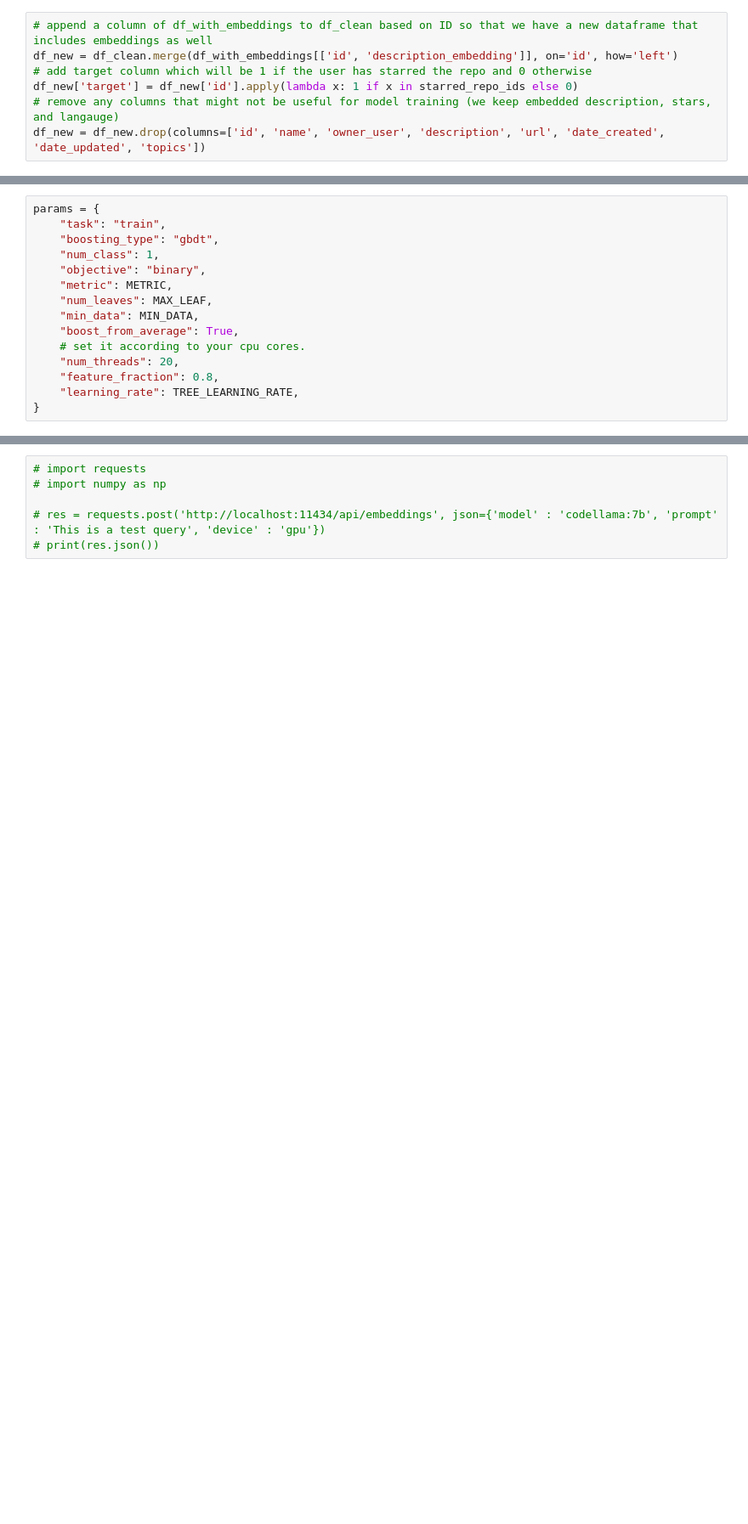
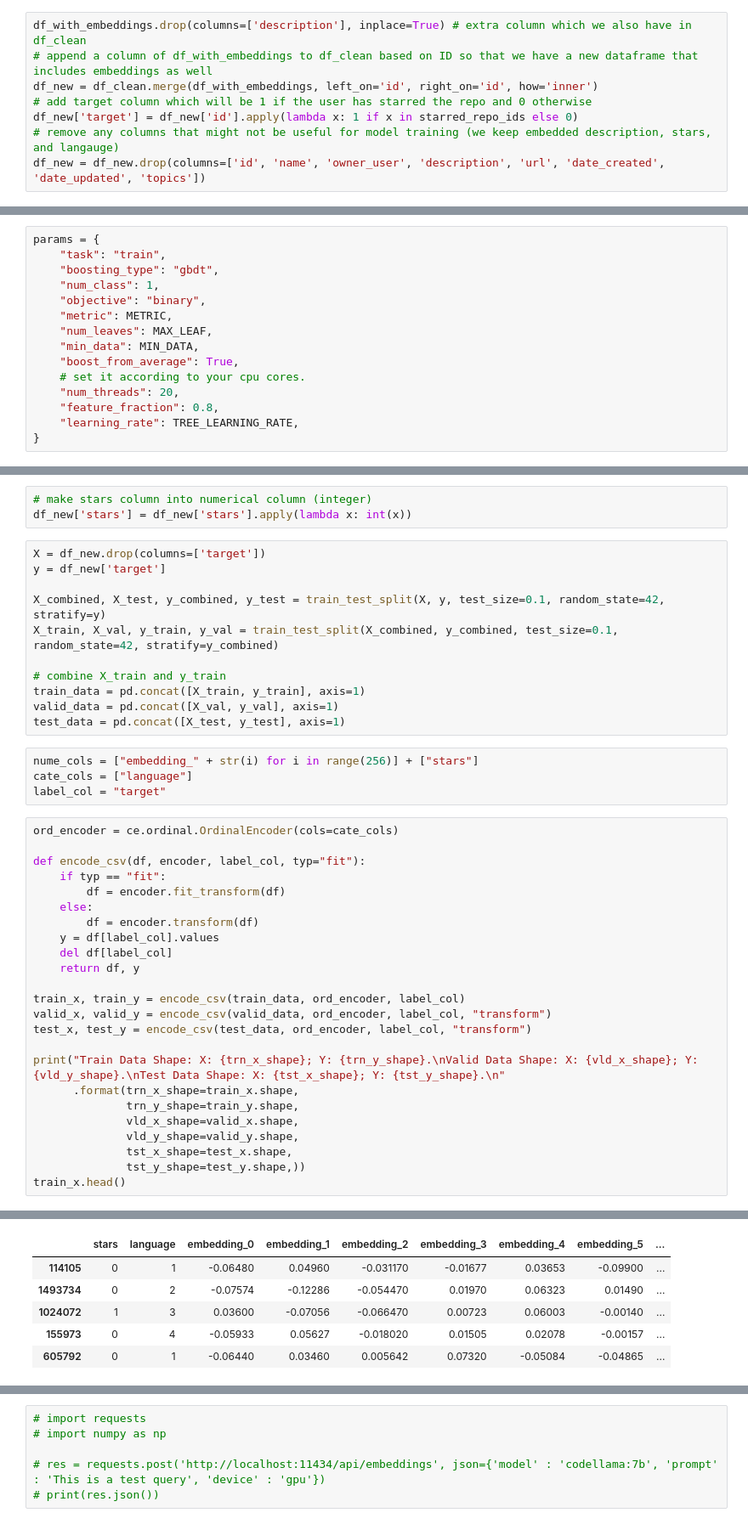
Before and after one commit to RecandChat/CodeCompass, a Jupyter notebook: codecompasslib/models/lightgbm_with_openai_embed.ipynb, the cells around one changed output, grey strips where cells are left out. Shown at 85% size. Drawn from its saved outputs; the diff is of its cells as text; blank space fills up the shorter version.

```diff
--- a/codecompasslib/models/lightgbm_with_openai_embed.ipynb
+++ b/codecompasslib/models/lightgbm_with_openai_embed.ipynb
@@ -188,8 +200,9 @@ False
 # %%
 starred_repo_ids = ids = [item['id'] for item in starred_by_target[0]]
 # %%
+df_with_embeddings.drop(columns=['description'], inplace=True) # extra column which we also have in df_clean
 # append a column of df_with_embeddings to df_clean based on ID so that we have a new dataframe that includes embeddings as well
-df_new = df_clean.merge(df_with_embeddings[['id', 'description_embedding']], on='id', how='left')
+df_new = df_clean.merge(df_with_embeddings, left_on='id', right_on='id', how='inner')
 # add target column which will be 1 if the user has starred the repo and 0 otherwise
 df_new['target'] = df_new['id'].apply(lambda x: 1 if x in starred_repo_ids else 0)
 # remove any columns that might not be useful for model training (we keep embedded description, stars, and langauge)
@@ -307,0 +237,43 @@ ImportError: cannot import name 'MistralEmbeddings' from 'langchain_community.em
+# %%
+# make stars column into numerical column (integer)
+df_new['stars'] = df_new['stars'].apply(lambda x: int(x))
+# %%
+X = df_new.drop(columns=['target'])
+y = df_new['target']
+
+X_combined, X_test, y_combined, y_test = train_test_split(X, y, test_size=0.1, random_state=42, stratify=y)
+X_train, X_val, y_train, y_val = train_test_split(X_combined, y_combined, test_size=0.1, random_state=42, stratify=y_combined)
+
+# combine X_train and y_train
+train_data = pd.concat([X_train, y_train], axis=1)
+valid_data = pd.concat([X_val, y_val], axis=1)
+test_data = pd.concat([X_test, y_test], axis=1)
+# %%
+nume_cols = ["embedding_" + str(i) for i in range(256)] + ["stars"]
+cate_cols = ["language"]
+label_col = "target"
+# %%
+ord_encoder = ce.ordinal.OrdinalEncoder(cols=cate_cols)
+
+def encode_csv(df, encoder, label_col, typ="fit"):
+    if typ == "fit":
+        df = encoder.fit_transform(df)
+    else:
+        df = encoder.transform(df)
+    y = df[label_col].values
+    del df[label_col]
+    return df, y
+
+train_x, train_y = encode_csv(train_data, ord_encoder, label_col)
+valid_x, valid_y = encode_csv(valid_data, ord_encoder, label_col, "transform")
+test_x, test_y = encode_csv(test_data, ord_encoder, label_col, "transform")
+
+print("Train Data Shape: X: {trn_x_shape}; Y: {trn_y_shape}.\nValid Data Shape: X: {vld_x_shape}; Y: {vld_y_shape}.\nTest Data Shape: X: {tst_x_shape}; Y: {tst_y_shape}.\n"
+      .format(trn_x_shape=train_x.shape,
+              trn_y_shape=train_y.shape,
+              vld_x_shape=valid_x.shape,
+              vld_y_shape=valid_y.shape,
+              tst_x_shape=test_x.shape,
+              tst_y_shape=test_y.shape,))
+train_x.head()
+# %% [output]
@@ -307,0 +283,6 @@ ImportError: cannot import name 'MistralEmbeddings' from 'langchain_community.em
+|  | stars | language | embedding_0 | embedding_1 | embedding_2 | embedding_3 | embedding_4 | embedding_5 | ... |
+| 114105 | 0 | 1 | -0.06480 | 0.04960 | -0.031170 | -0.01677 | 0.03653 | -0.09900 | ... |
+| 1493734 | 0 | 2 | -0.07574 | -0.12286 | -0.054470 | 0.01970 | 0.06323 | 0.01490 | ... |
+| 1024072 | 1 | 3 | 0.03600 | -0.07056 | -0.066470 | 0.00723 | 0.06003 | -0.00140 | ... |
+| 155973 | 0 | 4 | -0.05933 | 0.05627 | -0.018020 | 0.01505 | 0.02078 | -0.00157 | ... |
+| 605792 | 0 | 1 | -0.06440 | 0.03460 | 0.005642 | 0.07320 | -0.05084 | -0.04865 | ... |
```
Also changed, not shown: parts of 31 cells of this notebook, 1 other file.
